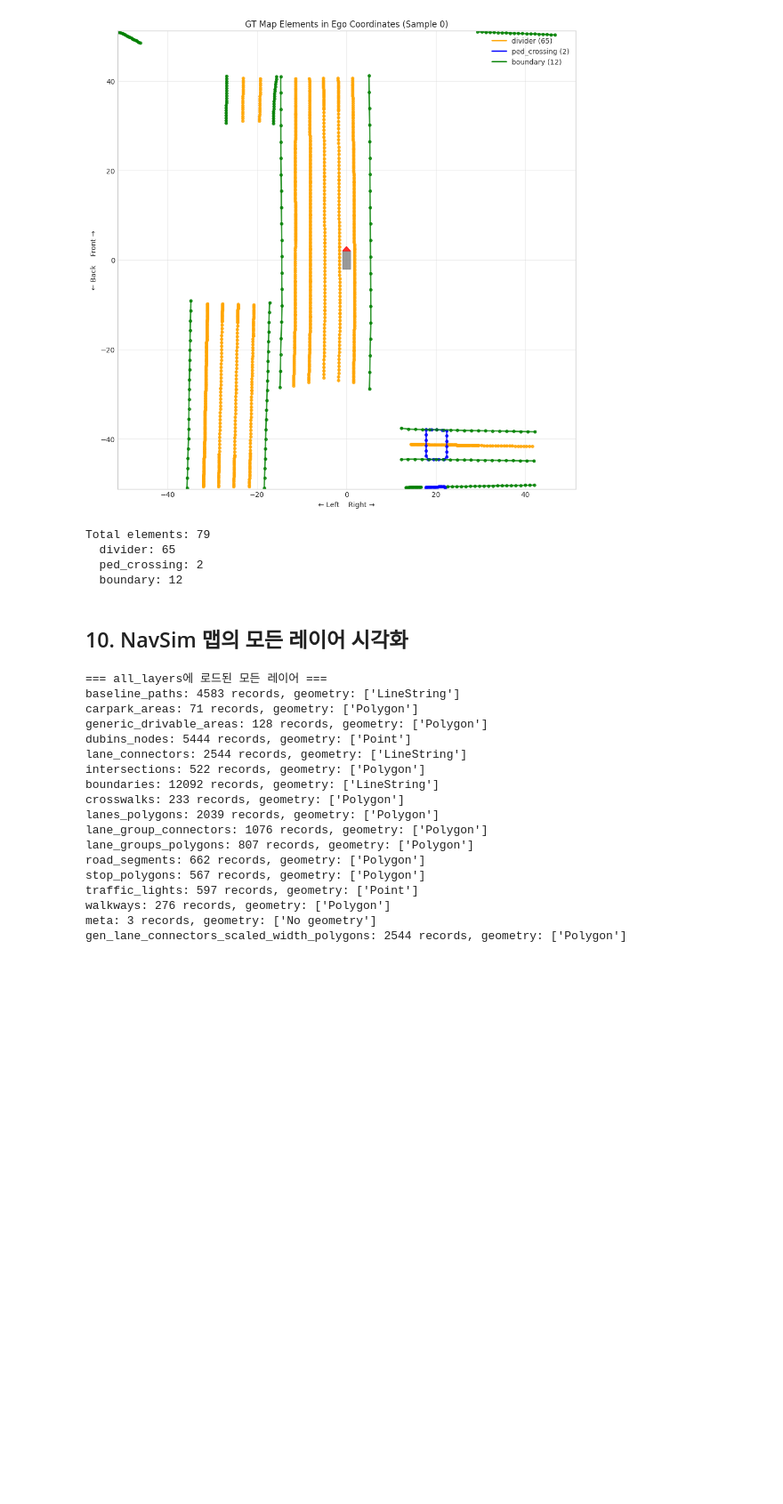
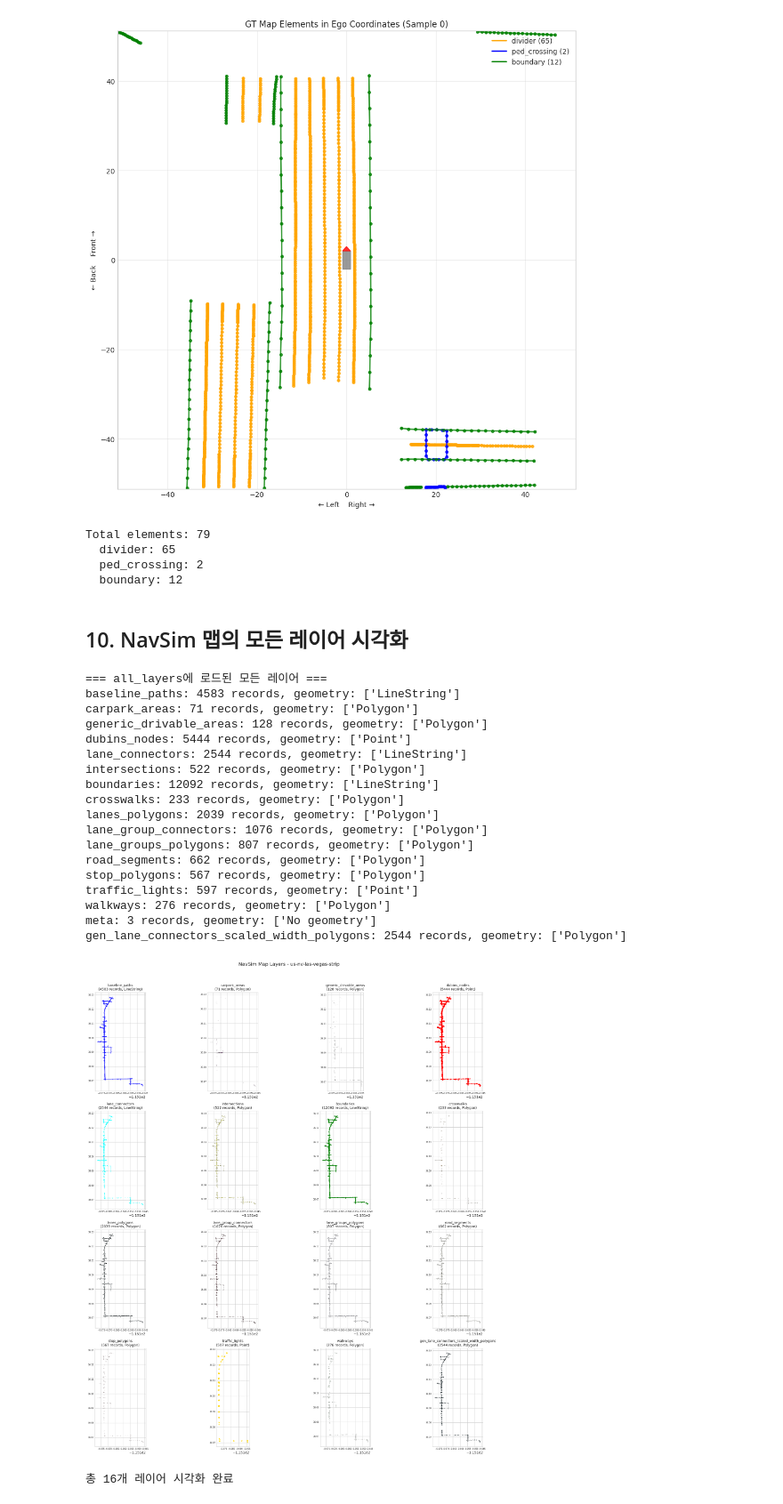
Before and after one commit to comflife/MapTR, a Jupyter notebook: explore_navsim_map.ipynb, the cells around one changed output. Shown at 89% size. Cells and saved outputs as stored; diff of their text form; code cells hidden in the pictures; blank space fills up the shorter version.

Commit message:
navsim map visual

```diff
--- a/explore_navsim_map.ipynb
+++ b/explore_navsim_map.ipynb
@@ -589,3 +648,83 @@ traffic_lights: 597 records, geometry: ['Point']
 walkways: 276 records, geometry: ['Polygon']
 meta: 3 records, geometry: ['No geometry']
 gen_lane_connectors_scaled_width_polygons: 2544 records, geometry: ['Polygon']
+# %%
+# 모든 레이어 개별 시각화
+from matplotlib.patches import Polygon as MplPolygon
+from matplotlib.collections import PatchCollection
+import matplotlib.patches as mpatches
+
+# geometry가 있는 레이어만 필터링
+geo_layers = {name: gdf for name, gdf in all_layers.items()
+              if 'geometry' in gdf.columns and len(gdf) > 0 and gdf.geom_type.iloc[0] != None}
+
+n_layers = len(geo_layers)
+cols = 4
+rows = (n_layers + cols - 1) // cols
+
+fig, axes = plt.subplots(rows, cols, figsize=(20, 5 * rows))
+axes = axes.flatten()
+
+# 각 레이어별 색상 정의
+layer_colors = {
+    'baseline_paths': 'blue',
+    'carpark_areas': 'purple',
+    'generic_drivable_areas': 'lightgray',
+    'dubins_nodes': 'red',
+    'lane_connectors': 'cyan',
+    'intersections': 'yellow',
+    'boundaries': 'green',
+    'crosswalks': 'orange',
+    'lanes_polygons': 'lightblue',
+    'lane_group_connectors': 'pink',
+    'lane_groups_polygons': 'lavender',
+    'road_segments': 'beige',
+    'stop_polygons': 'red',
+    'traffic_lights': 'gold',
+    'walkways': 'lightgreen',
+    'gen_lane_connectors_scaled_width_polygons': 'skyblue'
+}
+
+for idx, (layer_name, gdf) in enumerate(geo_layers.items()):
+    ax = axes[idx]
+
+    geom_type = gdf.geom_type.iloc[0]
+    color = layer_colors.get(layer_name, 'gray')
+
+    try:
+        if geom_type == 'Point':
+            # Point geometry
+            x = [geom.x for geom in gdf.geometry]
+            y = [geom.y for geom in gdf.geometry]
+            ax.scatter(x, y, c=color, s=1, alpha=0.5)
+        elif geom_type == 'LineString':
+            # LineString geometry
+            for geom in gdf.geometry:
+                if geom is not None:
+                    x, y = geom.xy
+                    ax.plot(x, y, color=color, linewidth=0.5, alpha=0.7)
+        elif geom_type in ['Polygon', 'MultiPolygon']:
+            # Polygon geometry
+            gdf.plot(ax=ax, color=color, edgecolor='black', linewidth=0.3, alpha=0.5)
+        else:
+            # 기타
+            gdf.plot(ax=ax, color=color, alpha=0.5)
+    except Exception as e:
+        ax.text(0.5, 0.5, f'Error: {str(e)[:30]}', transform=ax.transAxes, ha='center')
+
+    ax.set_title(f'{layer_name}\n({len(gdf)} records, {geom_type})', fontsize=10)
+    ax.set_aspect('equal')
+    ax.tick_params(labelsize=6)
+
+# 빈 subplot 숨기기
+for idx in range(len(geo_layers), len(axes)):
+    axes[idx].axis('off')
+
+plt.suptitle(f'NavSim Map Layers - {location}', fontsize=14, y=1.02)
+plt.tight_layout()
+plt.show()
+
+print(f"\n총 {len(geo_layers)}개 레이어 시각화 완료")
+# %% [output]
+[figure, added]
+총 16개 레이어 시각화 완료
```
Also changed, not shown: parts of 6 cells of this notebook.
